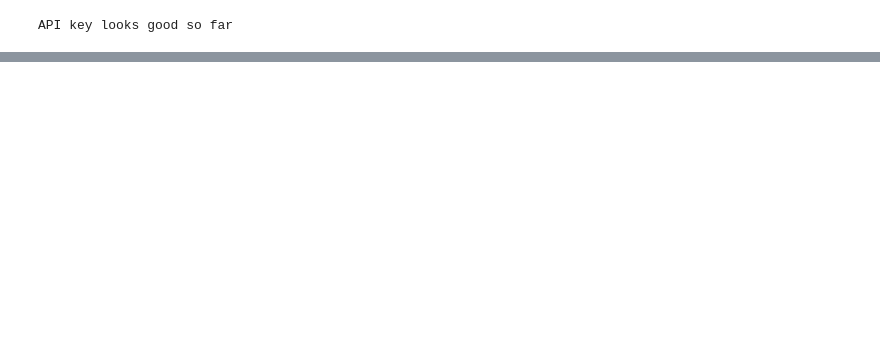
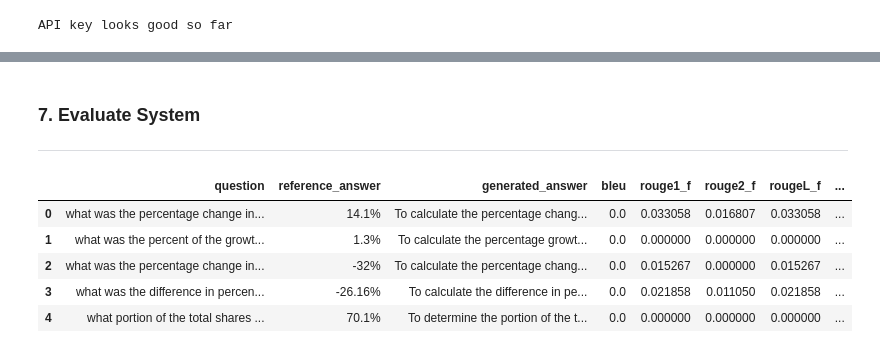
Before and after one commit to factorwonk/multimodalrag, a Jupyter notebook: 03. multimodalfingrageval.ipynb, the cells around one changed output, grey strips where cells are left out. Drawn from its saved outputs; the diff is of its cells as text; code cells hidden in the pictures; blank space fills up the shorter version.

```diff
--- a/03. multimodalfingrageval.ipynb
+++ b/03. multimodalfingrageval.ipynb
@@ -40,0 +281,3 @@ data = json_data[:10]  # Limit to first 10 entries for processing
+# %%
+df["expanded_text"] = df["text"] + "\n\n" + df["table_description"]
+df.head()
@@ -40,0 +319,12 @@ data = json_data[:10]  # Limit to first 10 entries for processing
+# %%
+# Filter complex metadata before creating documents
+filtered_documents = []
+for doc in documents:
+    # Create a copy of the document to avoid modifying the original
+    filtered_doc = deepcopy(doc)
+
+    # If the document has metadata, filter it
+    if hasattr(filtered_doc, 'metadata'):
+        filtered_doc.metadata = flatten_metadata(filtered_doc.metadata)
+
+    filtered_documents.append(filtered_doc)
@@ -40,0 +346,37 @@ data = json_data[:10]  # Limit to first 10 entries for processing
+# %%
+# Setup QA chain
+qa_chain = setup_qa_chain(filtered_documents)
+# %% [markdown]
+### 7. Evaluate System
+---
+# %%
+# Evaluate system
+all_results = []
+for entry in processed_data:
+    question = entry["qa"]["question"]
+    result = qa_chain({"query": question})
+
+    evaluation = evaluate_qa_response(
+        reference_answer=entry["qa"]["answer"],
+        generated_answer=result["result"],
+        source_context=entry["text"],
+        retrieved_context="\n".join([doc.page_content for doc in result["source_documents"]])
+        )
+
+    result_dict = {
+        "question": question,
+        "reference_answer": entry["qa"]["answer"],
+        "generated_answer": result["result"],
+        **evaluation}
+    all_results.append(result_dict)
+# %%
+# Create results DataFrame
+results_df = pd.DataFrame(all_results)
+results_df.head()
+# %% [output]
+|  | question | reference_answer | generated_answer | bleu | rouge1_f | rouge2_f | rougeL_f | ... |
+| 0 | what was the percentage change in... | 14.1% | To calculate the percentage chang... | 0.0 | 0.033058 | 0.016807 | 0.033058 | ... |
+| 1 | what was the percent of the growt... | 1.3% | To calculate the percentage growt... | 0.0 | 0.000000 | 0.000000 | 0.000000 | ... |
+| 2 | what was the percentage change in... | -32% | To calculate the percentage chang... | 0.0 | 0.015267 | 0.000000 | 0.015267 | ... |
+| 3 | what was the difference in percen... | -26.16% | To calculate the difference in pe... | 0.0 | 0.021858 | 0.011050 | 0.021858 | ... |
+| 4 | what portion of the total shares ... | 70.1% | To determine the portion of the t... | 0.0 | 0.000000 | 0.000000 | 0.000000 | ... |
```
Also changed, not shown: parts of 28 cells of this notebook, 2 other files.
